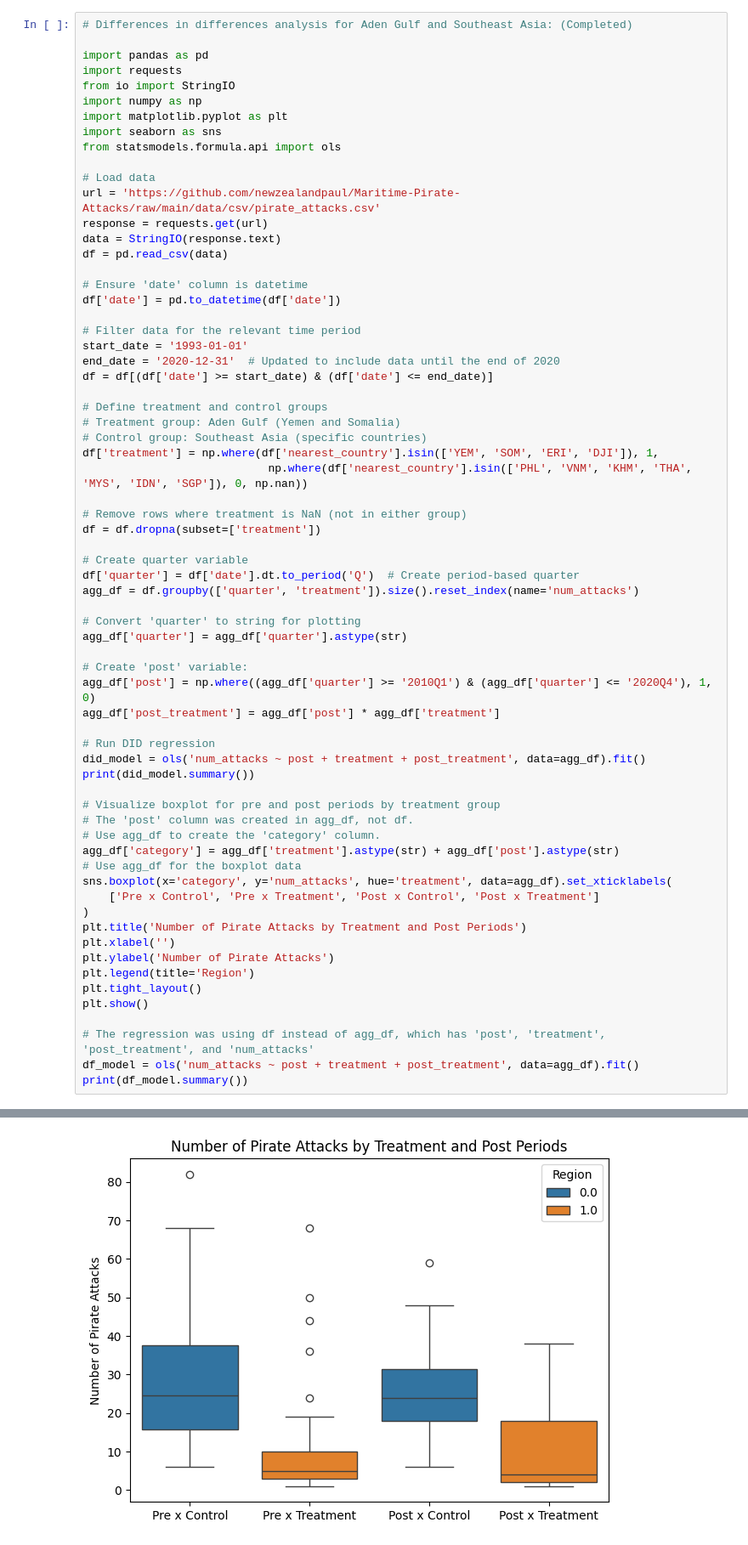
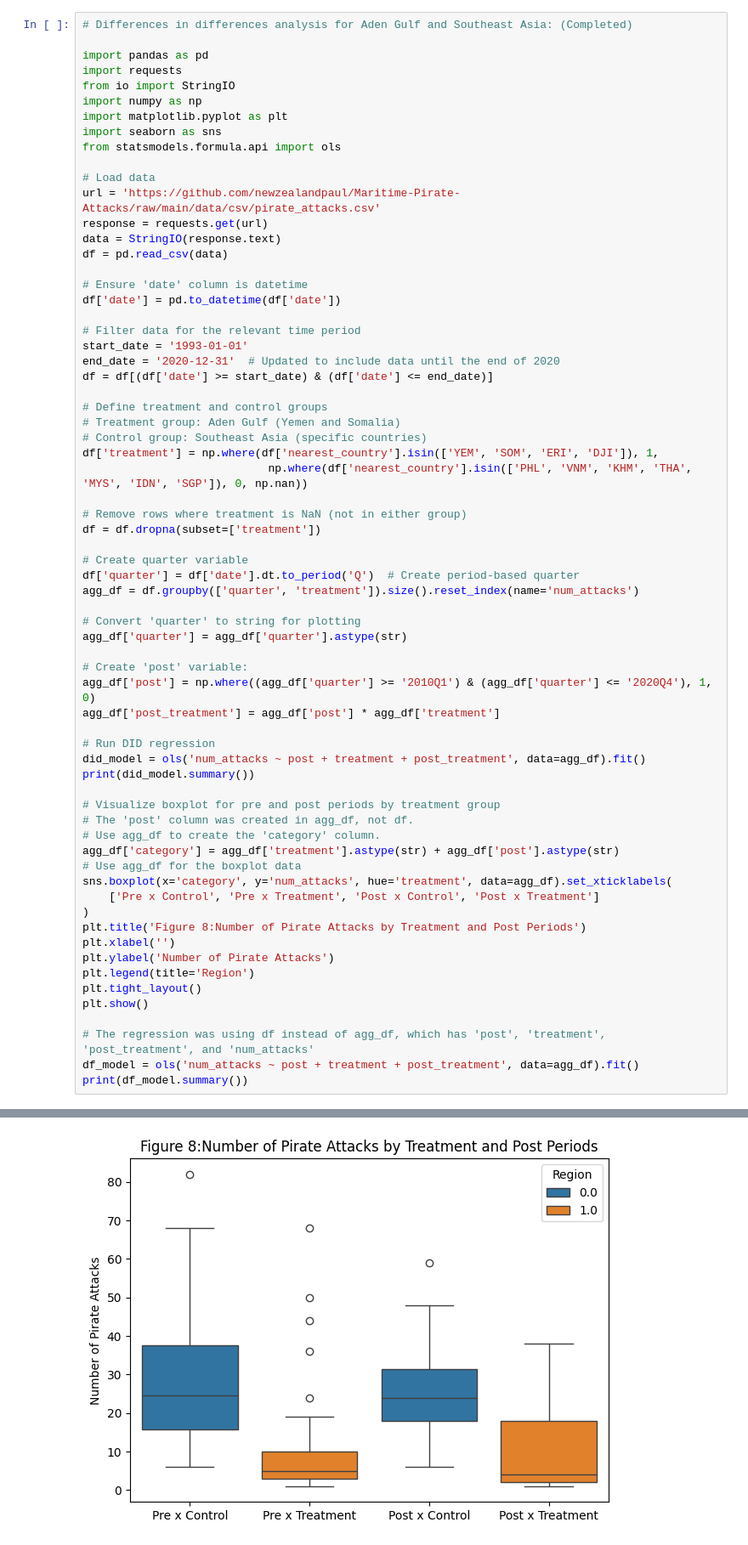
Before and after one commit to yuhengding1206/QM2-Group-Project-250120, a Jupyter notebook: QM2 group project.ipynb, the cells around one changed output, grey strips where cells are left out. Shown at 85% size. Drawn from its saved outputs; the diff is of its cells as text.

```diff
--- a/QM2 group project.ipynb
+++ b/QM2 group project.ipynb
@@ -626,7 +637,7 @@ agg_df['category'] = agg_df['treatment'].astype(str) + agg_df['post'].astype(str
 sns.boxplot(x='category', y='num_attacks', hue='treatment', data=agg_df).set_xticklabels(
     ['Pre x Control', 'Pre x Treatment', 'Post x Control', 'Post x Treatment']
 )
-plt.title('Number of Pirate Attacks by Treatment and Post Periods')
+plt.title('Figure 8:Number of Pirate Attacks by Treatment and Post Periods')
 plt.xlabel('')
 plt.ylabel('Number of Pirate Attacks')
 plt.legend(title='Region')
@@ -647,14 +658,14 @@ Time:                        16:33:09   Log-Likelihood:                -784.55
 No. Observations:                 196   AIC:                             1577.
 Df Residuals:                     192   BIC:                             1590.
 Df Model:                           3
 Covariance Type:            nonrobust
 ==================================================================================
 ... (11 lines left out)
 ==============================================================================
 
 Notes:
 [1] Standard Errors assume that the covariance matrix of the errors is correctly specified.
-[figure, old version]
+[figure, new version]
                             OLS Regression Results
 ==============================================================================
 Dep. Variable:            num_attacks   R-squared:                       0.301
```
Also changed, not shown: parts of 11 cells of this notebook.
